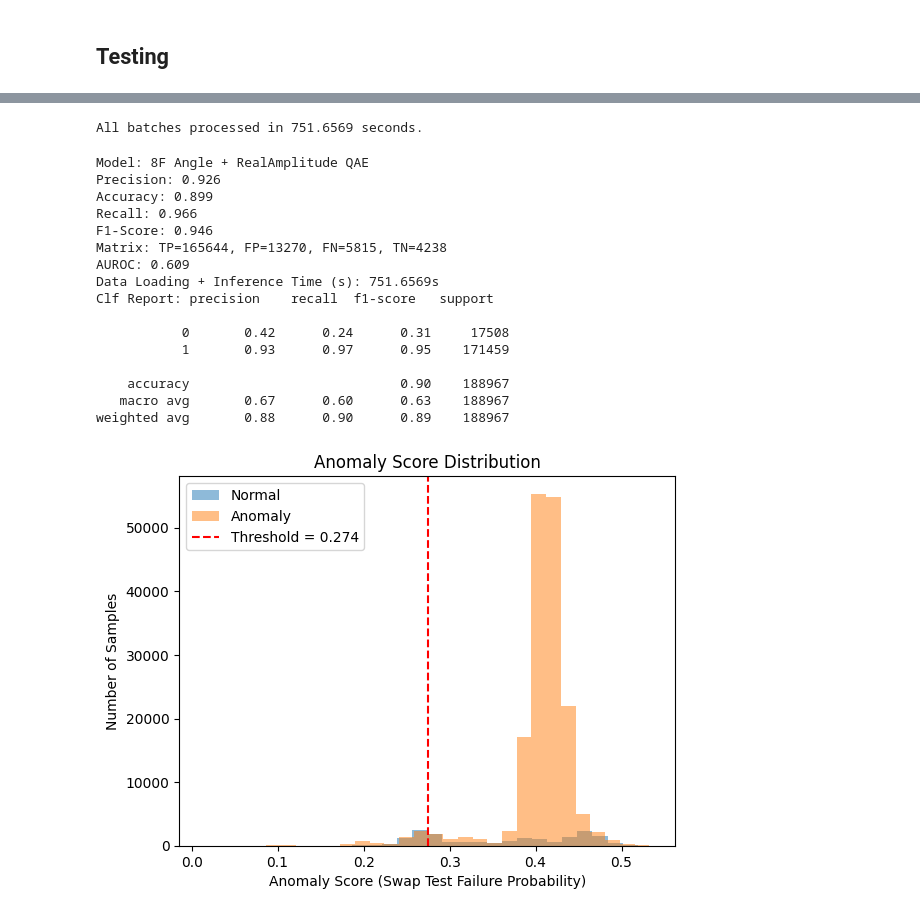
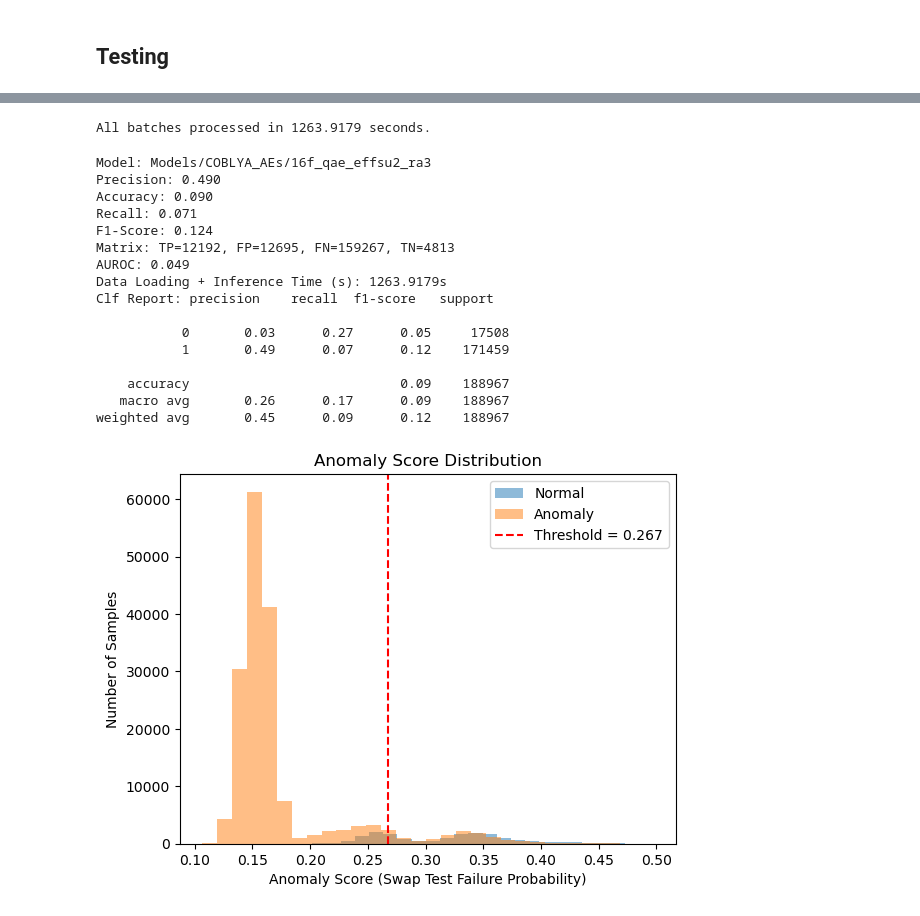
Before and after one commit to RohanSenthil/QAE_BETH_Anomaly, a Jupyter notebook: qae.ipynb, the cells around one changed output, grey strips where cells are left out. Drawn from its saved outputs; the diff is of its cells as text; code cells hidden in the pictures.

```diff
--- a/qae.ipynb
+++ b/qae.ipynb
@@ -339,7 +341,7 @@ trained_params = result.x
 from qiskit.qpy import dump
 import os
 
-model_name = "8f_qae_angle_ra_10k"
+model_name = "Models/COBLYA_AEs/16f_qae_effsu2_ra3"
 os.mkdir(model_name)
 
 with open(f"{model_name}/ae.qpy", "wb") as f:
@@ -356,7 +358,7 @@ np.save(f"{model_name}/trained_parameters", trained_params)
 # %% [markdown]
 ## Testing
 # %%
-transformed_testing_data = pd.read_csv('labelled_transformed_testing_data.csv')
+transformed_testing_data = pd.read_csv('Dataset/Transformed/Normalised/labelled_transformed_testing_data.csv')
 
 # 1. Extract labels (column 6)
 testing_labels = transformed_testing_data.iloc[:, 6].astype(bool)  # Anomalies: True
@@ -375,7 +377,7 @@ testing_labels = tf.convert_to_tensor(testing_labels.values, dtype=tf.bool)
 reduced_testing_data = autoencoder.encoder(testing_data)
 
 # --- SCALE TO [0, 2π] ---|
-scaler = MinMaxScaler(feature_range=(0, 2 * np.pi))
+scaler = MinMaxScaler(feature_range=(0, np.pi))
 scaled_testing_data = scaler.fit_transform(reduced_testing_data)
 # scaled_testing_data = reduced_testing_data.numpy()
 # %%
@@ -434,7 +436,7 @@ train_scores, train_time = compute_anomaly_scores(
     qnn,
     training_subset,
     trained_params,
-    encoding_fn=angle_encoding,
+    encoding_fn=efficient_su2_encoding,
     batch_size=64
 )
 
@@ -504,52 +506,52 @@ scores, elapsed_time = compute_anomaly_scores(
     qnn,
     scaled_testing_data,
     trained_params,
-    encoding_fn=angle_encoding,
+    encoding_fn=efficient_su2_encoding,
     batch_size=64
 )
 # %% [output]
-All batches processed in 751.6569 seconds.
+All batches processed in 1263.9179 seconds.
 # %%
 y_pred = (scores > threshold).astype(int)
 y_true = np.array(testing_labels).astype(int)[:len(scores)]
 
 metrics = evaluate_model(
     y_true=y_true,
     y_pred=y_pred,
     scores=scores,
     time=elapsed_time,
     threshold=threshold,  # same threshold used in predict
-    model_name="8F Angle + RealAmplitude QAE"
+    model_name=model_name
 )
 
 # Print clean table row for your notes
 for k, v in metrics.items():
     print(f"{k}: {v}")
 
 # --- Histogram of scores ---
 plt.hist(scores[y_true == 0], bins=30, alpha=0.5, label='Normal')
 plt.hist(scores[y_true == 1], bins=30, alpha=0.5, label='Anomaly')
 plt.axvline(threshold, color='red', linestyle='--', label=f"Threshold = {threshold:.3f}")
 plt.xlabel("Anomaly Score (Swap Test Failure Probability)")
 plt.ylabel("Number of Samples")
 plt.title("Anomaly Score Distribution")
 plt.legend()
 plt.show()
 # %% [output]
-Model: 8F Angle + RealAmplitude QAE
-Precision: 0.926
-Accuracy: 0.899
-Recall: 0.966
-F1-Score: 0.946
-Matrix: TP=165644, FP=13270, FN=5815, TN=4238
-AUROC: 0.609
-Data Loading + Inference Time (s): 751.6569s
+Model: Models/COBLYA_AEs/16f_qae_effsu2_ra3
+Precision: 0.490
+Accuracy: 0.090
+Recall: 0.071
+F1-Score: 0.124
+Matrix: TP=12192, FP=12695, FN=159267, TN=4813
+AUROC: 0.049
+Data Loading + Inference Time (s): 1263.9179s
 Clf Report: precision    recall  f1-score   support
 
-           0       0.42      0.24      0.31     17508
-           1       0.93      0.97      0.95    171459
+           0       0.03      0.27      0.05     17508
+           1       0.49      0.07      0.12    171459
 
-    accuracy                           0.90    188967
-   macro avg       0.67      0.60      0.63    188967
-weighted avg       0.88      0.90      0.89    188967
+    accuracy                           0.09    188967
+   macro avg       0.26      0.17      0.09    188967
+weighted avg       0.45      0.09      0.12    188967
-[figure, old version]
+[figure, new version]
```
Also changed, not shown: parts of 12 cells of this notebook, 28 other files.
